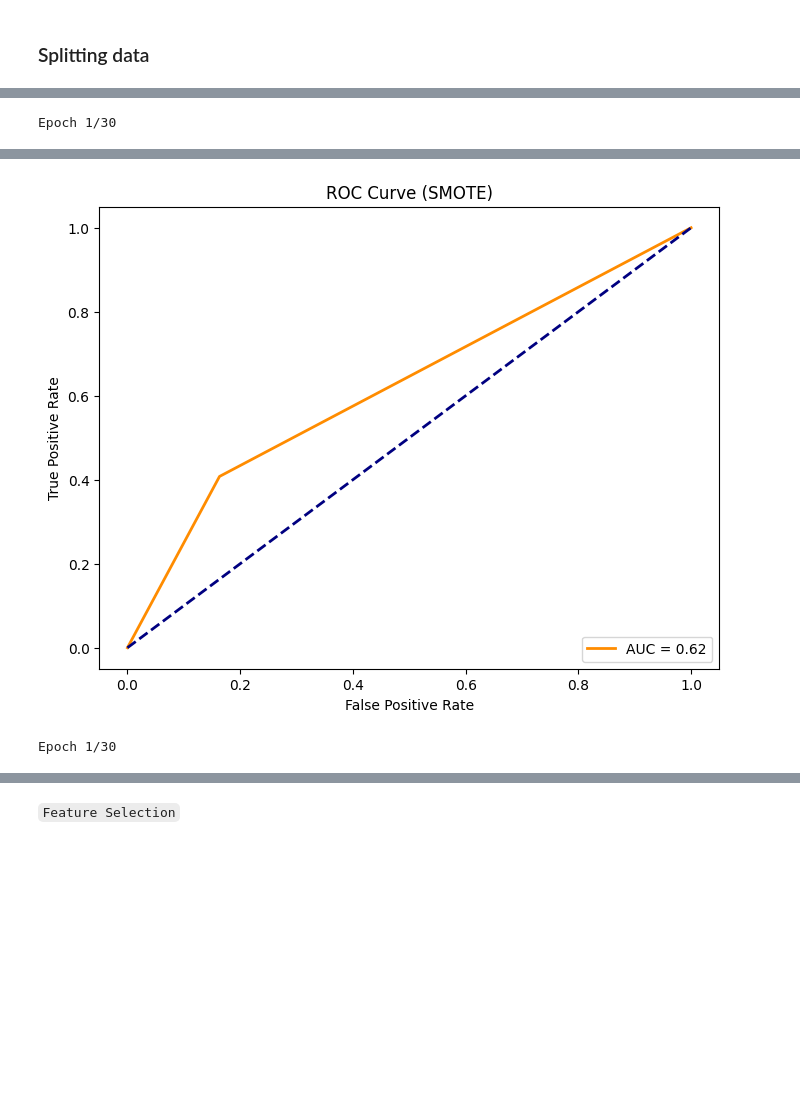
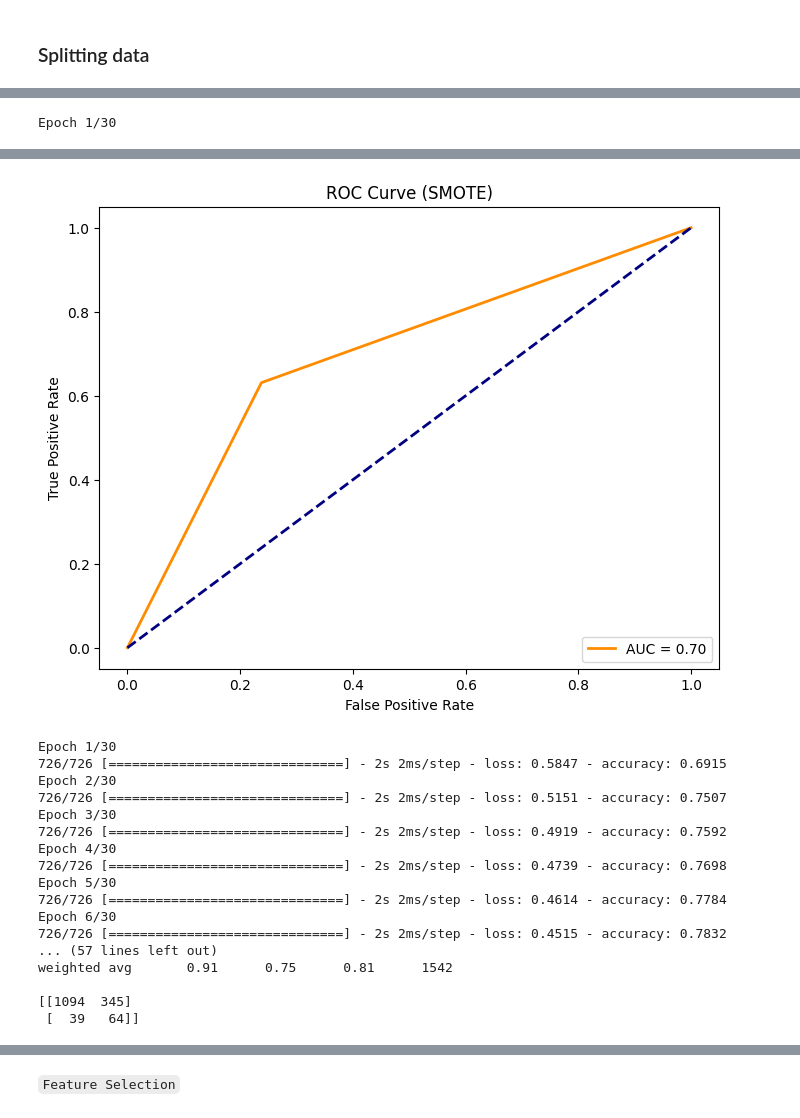
Before and after one commit to dapscc/bt4012_fraud, a Jupyter notebook: deep_learning.ipynb, the cells around one changed output, grey strips where cells are left out. Saved outputs shown, nothing was run; the diff lists cells and outputs as text; code cells hidden in the pictures; blank space fills up the shorter version.

Commit message:
added new features and new metric function for DL

```diff
--- a/deep_learning.ipynb
+++ b/deep_learning.ipynb
@@ -32,8 +33,7 @@ Test set shape: (1542, 55) (1542,)
 # %%
-
 def ann(optimizer='adam', activation='relu', dropout_rate=0.0, hidden_units=16, learning_rate=0.01):
     model = keras.Sequential()
-    model.add(layers.Dense(hidden_units, activation=activation, input_shape=(55,)))
+    model.add(layers.Dense(hidden_units, activation=activation, input_shape=(57,)))
     model.add(layers.Dropout(dropout_rate))
     model.add(layers.Dense(1, activation='sigmoid'))
     model.compile(optimizer=optimizer, loss='binary_crossentropy', metrics=['accuracy'])
@@ -42,14 +42,12 @@ def ann(optimizer='adam', activation='relu', dropout_rate=0.0, hidden_units=16,
 
 def train_ann(X_train, y_train, X_test, y_test, sampling_technique):
 
-    # model = KerasClassifier(build_fn=ann, epochs=10)
     model = KerasClassifier(build_fn=ann, optimizer='adam', activation='relu', dropout_rate=0.0,
                             hidden_units=16, learning_rate=0.01, batch_size=32, epochs=30)
     # model = KerasClassifier(build_fn=ann, optimizer='adam', activation='relu', dropout_rate=0.1,
     #                         hidden_units=32, learning_rate=0.1, batch_size=32, epochs=40)
 
     model.fit(X_train, y_train)
-    # model.fit(X_train, y_train, epochs=30, batch_size=32,class_weight=class_weights)
 
     y_pred = model.predict(X_test)
     y_pred_classes = [1 if i>0.5 else 0 for i in y_pred]
@@ -60,10 +58,10 @@ def train_ann(X_train, y_train, X_test, y_test, sampling_technique):
 
     cm = confusion_matrix(y_test, y_pred)
     print(cm)
-    Recall = round(recall_score(y_test, y_pred)*100,2)
-    Precision = round(precision_score(y_test, y_pred)*100,2)
-    f1 = round(f1_score(y_test, y_pred)*100,2)
-    accuracy = round(accuracy_score(y_test, y_pred)*100,2)
+    Recall = round(recall_score(y_test, y_pred),3)
+    Precision = round(precision_score(y_test, y_pred),3)
+    f1 = round(f1_score(y_test, y_pred),3)
+    accuracy = round(accuracy_score(y_test, y_pred),3)
 
     metrics = [sampling_technique, Recall, Precision, f1,accuracy]
     # Generate ROC curve and calculate AUC
@@ -82,43 +80,32 @@ def train_ann(X_train, y_train, X_test, y_test, sampling_technique):
 
     return metrics
 # %%
-results = {}
-scaler = StandardScaler()
+results={}
+
 #No Sampling
 metrics = train_ann(X_train,y_train,X_test,y_test,'No Sampling')
 results[metrics[0]] = metrics[1:]
 
-# smote = SMOTE(random_state=42)
-# X_smote, y_smote = smote.fit_resample(X_train, y_train)
+#smote
 X_smote, y_smote = smote(X_train, y_train)
-X_train_scaled = scaler.fit_transform(X_smote)
-X_test_scaled = scaler.transform(X_test)
-metrics = train_ann(X_train_scaled, y_smote, X_test_scaled, y_test,'SMOTE')
+
+metrics = train_ann(X_smote, y_smote, X_test, y_test,'SMOTE')
 results[metrics[0]] = metrics[1:]
 
-# ros = RandomOverSampler(random_state=42)
-# X_over, y_over = ros.fit_resample(X_train, y_train)
+#oversampling
 X_over, y_over = oversample(X_train, y_train)
-X_train_scaled = scaler.fit_transform(X_over)
-X_test_scaled = scaler.transform(X_test)
-metrics = train_ann(X_train_scaled, y_over, X_test_scaled, y_test,'RandomOverSampler')
+
+metrics = train_ann(X_over, y_over, X_test, y_test,'RandomOverSampler')
 results[metrics[0]] = metrics[1:]
 
+#undersampling
+X_under, y_under = undersample(X_train, y_train)
 
-# rus = RandomUnderSampler(random_state=42)
-# X_under, y_under = rus.fit_resample(X_train, y_train)
-X_under, y_under = undersample(X_train, y_train)
-X_train_scaled = scaler.fit_transform(X_under)
-X_test_scaled = scaler.transform(X_test)
-metrics = train_ann(X_train_scaled, y_under, X_test_scaled, y_test,'RandomUnderSampler')
+metrics = train_ann(X_under, y_under, X_test, y_test,'RandomUnderSampler')
 results[metrics[0]] = metrics[1:]
 
-# X_ncr, y_ncr = ncr(X_train, y_train)
-# metrics = train_ann(X_ncr, y_ncr, X_test, y_test,'NCR')
-# results[metrics[0]] = metrics[1:]
+#ncr
 X_ncr, y_ncr = ncr(X_train, y_train)
-X_train_scaled = scaler.fit_transform(X_ncr)
-X_test_scaled = scaler.transform(X_test)
-metrics = train_ann(X_train_scaled, y_ncr, X_test_scaled, y_test,'NCR')
+metrics = train_ann(X_ncr, y_ncr, X_test, y_test,'NCR')
 results[metrics[0]] = metrics[1:]
 # %% [output]
@@ -161,2 +148,18 @@ weighted avg       0.90      0.81      0.85      1542
-[figure, old version]
+[figure, new version]
 Epoch 1/30
+726/726 [==============================] - 2s 2ms/step - loss: 0.5847 - accuracy: 0.6915
+Epoch 2/30
+726/726 [==============================] - 2s 2ms/step - loss: 0.5151 - accuracy: 0.7507
+Epoch 3/30
+726/726 [==============================] - 2s 2ms/step - loss: 0.4919 - accuracy: 0.7592
+Epoch 4/30
+726/726 [==============================] - 2s 2ms/step - loss: 0.4739 - accuracy: 0.7698
+Epoch 5/30
+726/726 [==============================] - 2s 2ms/step - loss: 0.4614 - accuracy: 0.7784
+Epoch 6/30
+726/726 [==============================] - 2s 2ms/step - loss: 0.4515 - accuracy: 0.7832
+... (57 lines left out)
+weighted avg       0.91      0.75      0.81      1542
+
+[[1094  345]
+ [  39   64]]
```
Also changed, not shown: parts of 8 cells of this notebook, 3 other files.
